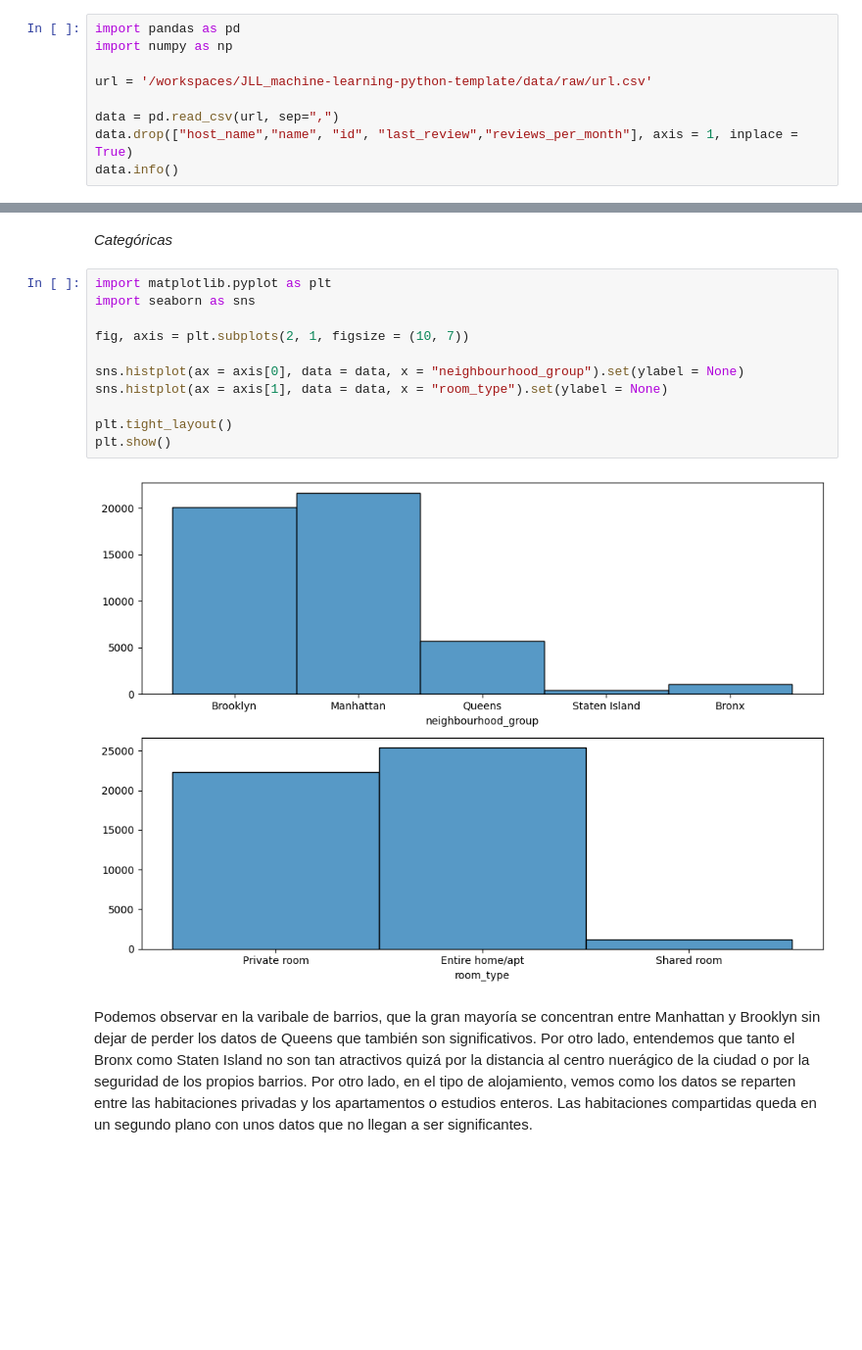
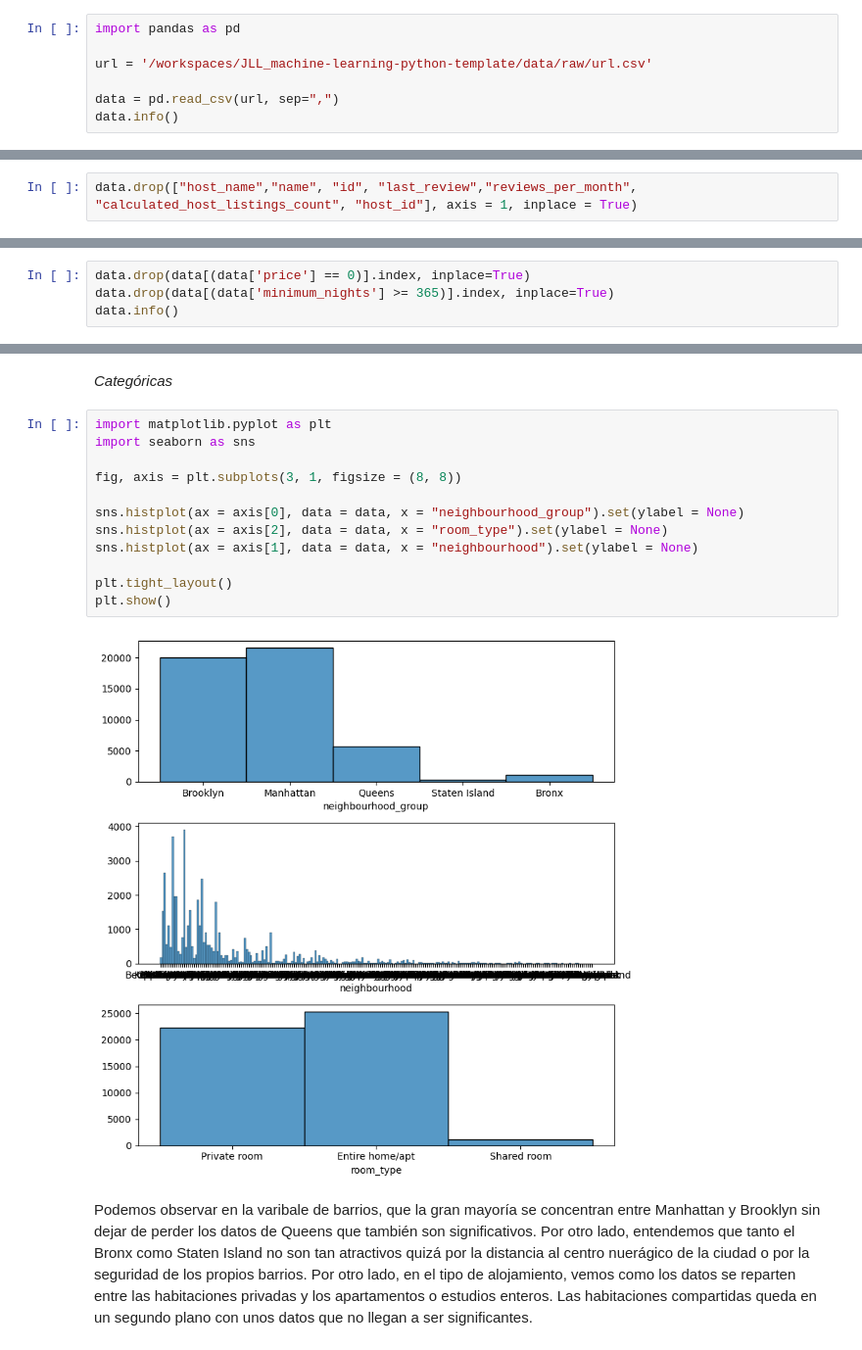
Before and after one commit to JLizon/JLL_machine-learning-python-template, a Jupyter notebook: src/explore.ipynb, the cells around one changed output, grey strips where cells are left out. Shown at 98% size. Drawn from its saved outputs; the diff is of its cells as text; blank space fills up the shorter version.

```diff
--- a/src/explore.ipynb
+++ b/src/explore.ipynb
@@ -2,12 +2,10 @@
 ***Exploración y limpieza de datos***
 # %%
 import pandas as pd
-import numpy as np
 
 url = '/workspaces/JLL_machine-learning-python-template/data/raw/url.csv'
 
 data = pd.read_csv(url, sep=",")
-data.drop(["host_name","name", "id", "last_review","reviews_per_month"], axis = 1, inplace = True)
 data.info()
 # %% [output]
 <class 'pandas.core.frame.DataFrame'>
@@ -30,0 +30,2 @@ memory usage: 4.1+ MB
+# %%
+data.drop(["host_name","name", "id", "last_review","reviews_per_month", "calculated_host_listings_count", "host_id"], axis = 1, inplace = True)
@@ -30,0 +34,4 @@ memory usage: 4.1+ MB
+# %%
+data.drop(data[(data['price'] == 0)].index, inplace=True)
+data.drop(data[(data['minimum_nights'] >= 365)].index, inplace=True)
+data.info()
@@ -35,16 +59,17 @@ memory usage: 4.1+ MB
 # %%
 import matplotlib.pyplot as plt
 import seaborn as sns
 
-fig, axis = plt.subplots(2, 1, figsize = (10, 7))
+fig, axis = plt.subplots(3, 1, figsize = (8, 8))
 
 sns.histplot(ax = axis[0], data = data, x = "neighbourhood_group").set(ylabel = None)
-sns.histplot(ax = axis[1], data = data, x = "room_type").set(ylabel = None)
+sns.histplot(ax = axis[2], data = data, x = "room_type").set(ylabel = None)
+sns.histplot(ax = axis[1], data = data, x = "neighbourhood").set(ylabel = None)
 
 plt.tight_layout()
 plt.show()
 # %% [output]
-[figure, old version]
+[figure, new version]
 # %% [markdown]
 Podemos observar en la varibale de barrios, que la gran mayoría se concentran entre Manhattan y Brooklyn sin dejar de perder los datos de Queens que también son significativos. Por otro lado, entendemos que tanto el Bronx como Staten Island no son tan atractivos quizá por la distancia al centro nuerágico de la ciudad o por la seguridad de los propios barrios.
 Por otro lado, en el tipo de alojamiento, vemos como los datos se reparten entre las habitaciones privadas y los apartamentos o estudios enteros. Las habitaciones compartidas queda en un segundo plano con unos datos que no llegan a ser significantes.
```
Also changed, not shown: parts of 32 cells of this notebook.
